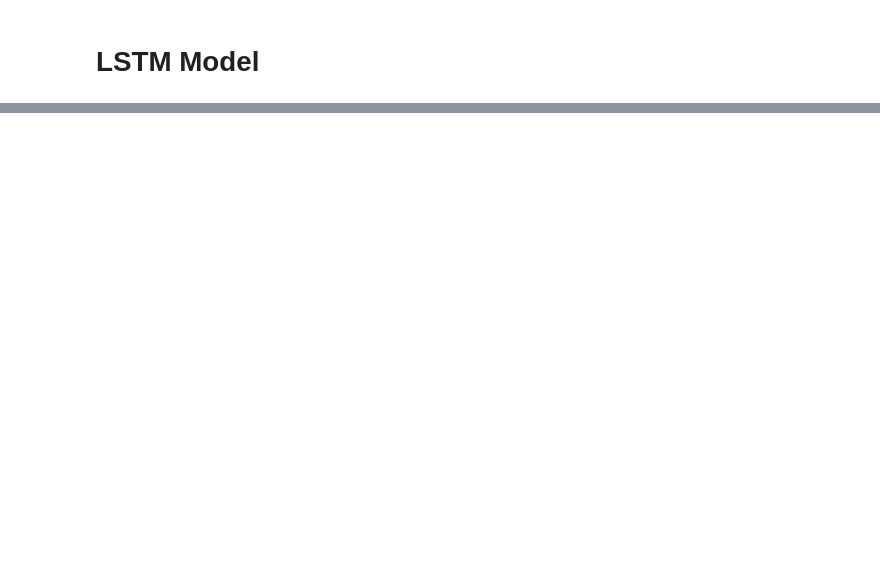
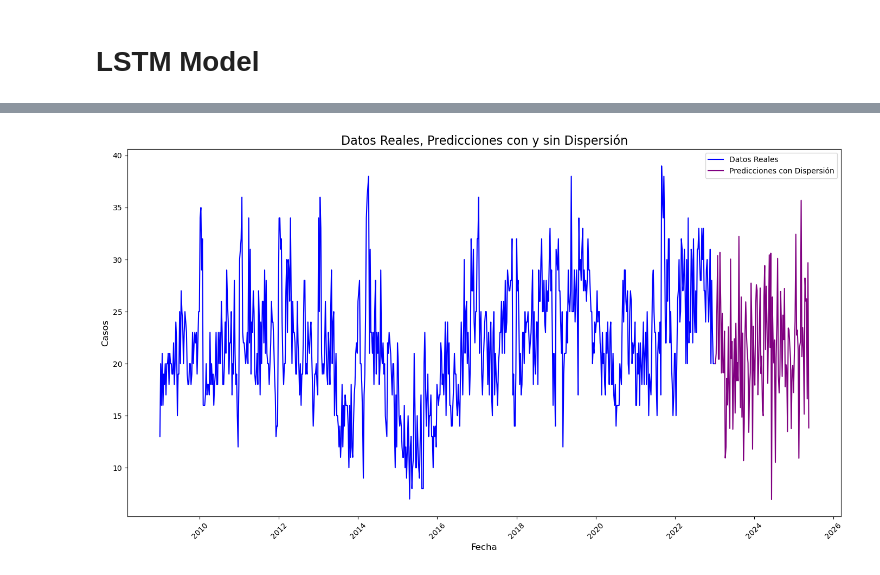
Before and after one commit to Nainho1703/Master_Tesis, a Jupyter notebook: 5.- Time Series.ipynb, the cells around one changed output, grey strips where cells are left out. Cells and saved outputs as stored; diff of their text form; code cells hidden in the pictures; blank space fills up the shorter version.

```diff
--- a/5.- Time Series.ipynb
+++ b/5.- Time Series.ipynb
@@ -705,0 +834,54 @@ df_final
+# %%
+import numpy as np
+import matplotlib.pyplot as plt
+
+# Crear un DataFrame con los datos reales
+
+df_f2['fecha']=pd.to_datetime(df_f2['fecha'])
+
+df_daily = df_f2.groupby(df_f2['fecha'].dt.to_period('W-Mon'))['Casos'].sum().reset_index(name='cases')
+
+scaler = MinMaxScaler(feature_range=(0, 1))
+df_daily['cases_scaled'] = scaler.fit_transform(df_daily['cases'].values.reshape(-1, 1))
+
+real_data = df_daily.copy()
+
+pred_df['predicciones'] = predictions_descaled.flatten()
+
+# Conectar el primer valor de la predicción con el último de los datos reales
+pred_df['predicciones'][0] = real_data['cases'].iloc[-1]
+
+# Crear una nueva serie con mayor dispersión
+np.random.seed(42)  # Para reproducibilidad
+dispersed_cases = np.random.normal(loc=real_data['cases'].mean(),
+                                   scale=real_data['cases'].std() * 1.0,  # Aumentar la dispersión
+                                   size=len(pred_df))
+
+# Asegurar que el primer valor de la serie de alta dispersión se conecte con el último de los datos reales
+dispersed_cases[0] = real_data['cases'].iloc[-1]
+
+# Crear una figura y un eje
+plt.figure(figsize=(14, 8))
+
+# Graficar los datos reales
+plt.plot(real_data['fecha'].dt.to_timestamp(), real_data['cases'], label='Datos Reales', color='blue', markersize=3)
+
+# # Graficar las predicciones
+# plt.plot(pred_df['fecha'], pred_df['predicciones'], label='Predicciones sin Dispersión', color='red', markersize=5)
+
+# Graficar la serie de datos con mayor dispersión
+plt.plot(pred_df['fecha'], dispersed_cases, label='Predicciones con Dispersión', color='purple', markersize=5)
+
+# Configurar etiquetas y título
+plt.xlabel('Fecha', fontsize=12)
+plt.ylabel('Casos', fontsize=12)
+plt.title('Datos Reales, Predicciones con y sin Dispersión', fontsize=16)
+plt.legend()
+plt.xticks(rotation=45)
+
+# Mostrar el gráfico
+plt.tight_layout()
+plt.savefig("Documentacion\\figures\\real_vs_predicted_cases_with_dispersion.png", dpi=310)  # Guardar el gráfico
+plt.show()
+# %% [output]
+[figure, added]
```
Also changed, not shown: parts of 20 cells of this notebook.
